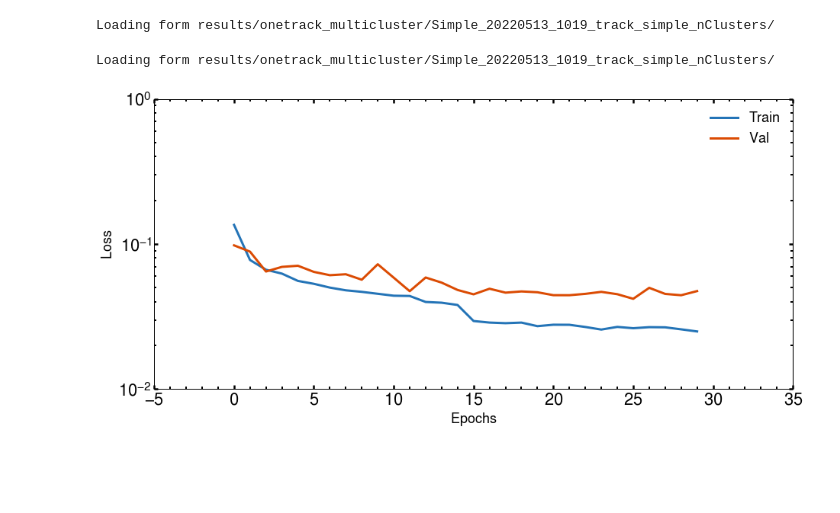
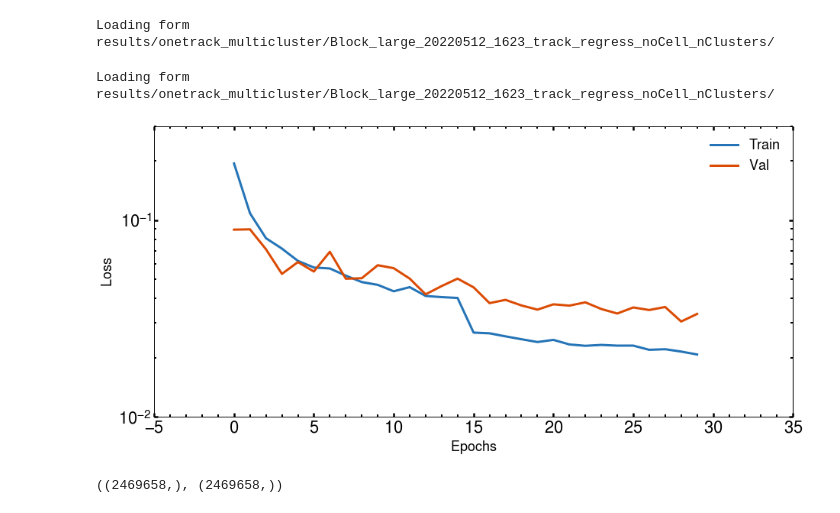
Before and after one commit to atlas-calo-ml/gn4pions_eastbay, a Jupyter notebook: analysis_track_regression_noCell.ipynb, the cells around one changed output. Drawn from its saved outputs; the diff is of its cells as text; code cells hidden in the pictures; blank space fills up the shorter version.

```diff
--- a/analysis_track_regression_noCell.ipynb
+++ b/analysis_track_regression_noCell.ipynb
@@ -29,7 +29,7 @@ ampl.set_color_cycle('Oceanic',10)
 # plt.style.use('paper')
 # %%
 # data_dir = '../results/Block_20210831_1455_simult_optimized/'
-data_dir = 'results/onetrack_multicluster/Simple_20220513_1019_track_simple_nClusters/'
+data_dir = 'results/onetrack_multicluster/Block_large_20220512_1623_track_regress_noCell_nClusters/'
 # data_dir = '../results/Block_20210831_1459_simult_concatClass_optimized/'
 # data_dir = '../results/Nearest_20211019_0757_nearest_weightedRegress_optimized/'
 # %%
@@ -39,44 +39,48 @@ print('Loading form {}'.format(data_dir))
 
 hist = np.load(hist_files[0])
 # %% [output]
-Loading form results/onetrack_multicluster/Simple_20220513_1019_track_simple_nClusters/
+Loading form results/onetrack_multicluster/Block_large_20220512_1623_track_regress_noCell_nClusters/
 # %%
 pion_list = ['pion']
 sym_list = ['+-',]
 concat_type = ['False']
 model_name = ['ConcatFalse']
 line = ['-', '--', ':']
 blues = matplotlib.cm.Blues_r(np.linspace(0,1,20))
 oranges = matplotlib.cm.Oranges_r(np.linspace(0,1,20))
 
 plt.figure(figsize=(15,7))
 # print('\nPlotting losses fro {}'.format(data_dir))
 hist_files = np.sort(glob.glob(data_dir + 'losses.npz'))
 print('Loading form {}'.format(data_dir))
 
 
 hist = np.load(hist_files[0])
 plt.semilogy(hist['training'].mean(axis=1), color=blues[5, :3],
              label=r'$Train$', linestyle=line[0])
 plt.semilogy(hist['validation'].mean(axis=1), color=oranges[5, :3],
              label=r'$Val$', linestyle=line[0])
 
 
 plt.ylabel(r'$Loss$')
 plt.xlabel(r'$Epochs$')
-# plt.ylim([45e-3, 65e-3])
+plt.ylim([1e-2, 3e-1])
 # sns.despine()
 plt.legend()
 plt.savefig(data_dir+'/training_mse.png', bbox_inches='tight', dpi=300)
 plt.show()
 # %% [output]
-Loading form results/onetrack_multicluster/Simple_20220513_1019_track_simple_nClusters/
+Loading form results/onetrack_multicluster/Block_large_20220512_1623_track_regress_noCell_nClusters/
-[figure, old version]
+[figure, new version]
 # %%
-pred_file = data_dir+'/predictions.npz'
+pred_file = data_dir+'/inference_predictions.npz'
 predictions = np.load(pred_file)
 targets_regress = predictions['targets']
 outputs_regress = predictions['outputs'][:, 0]
+
+targets_regress.shape, outputs_regress.shape
+# %% [output]
+((2469658,), (2469658,))
 # %%
 def make_response_plot(y_true, y_pred, pion_label, f_name=''):
     y_ratio = y_pred/y_true
```
Also changed, not shown: parts of 9 cells of this notebook, 8 other files.
